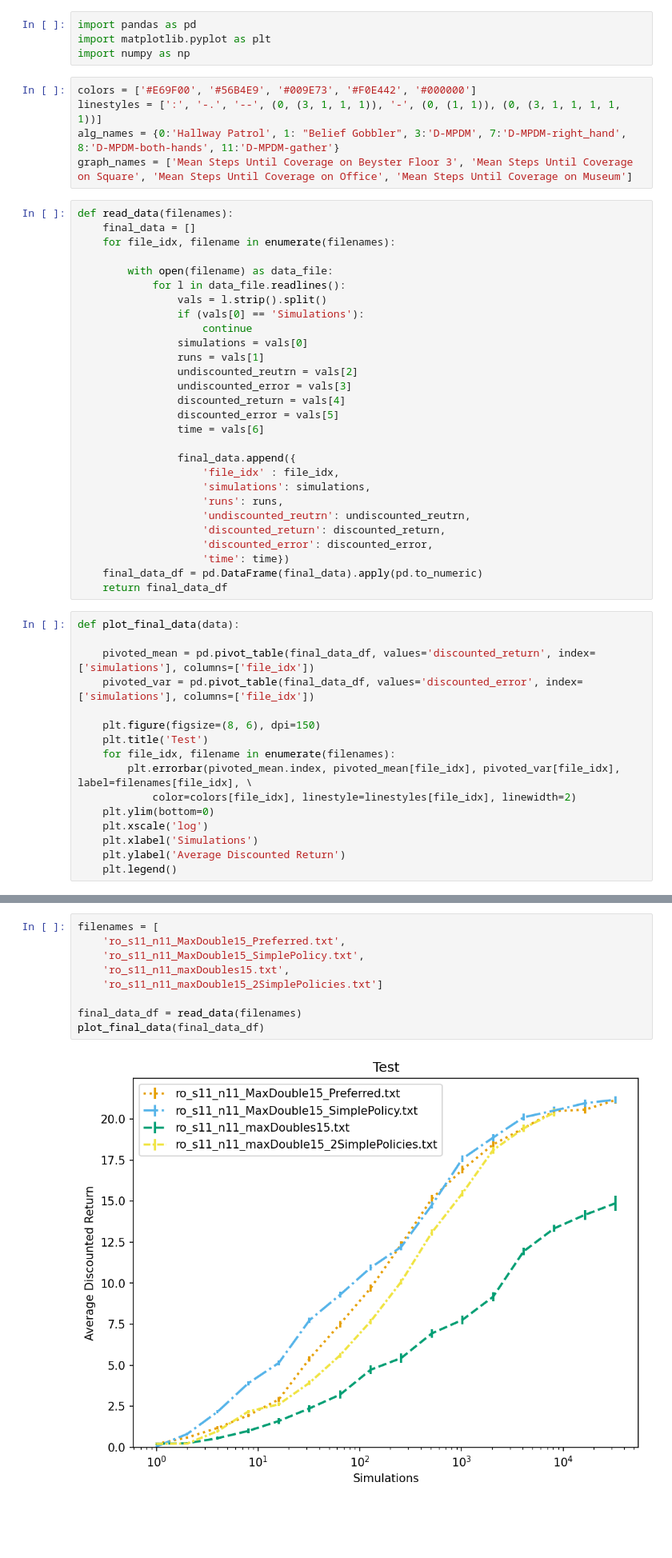
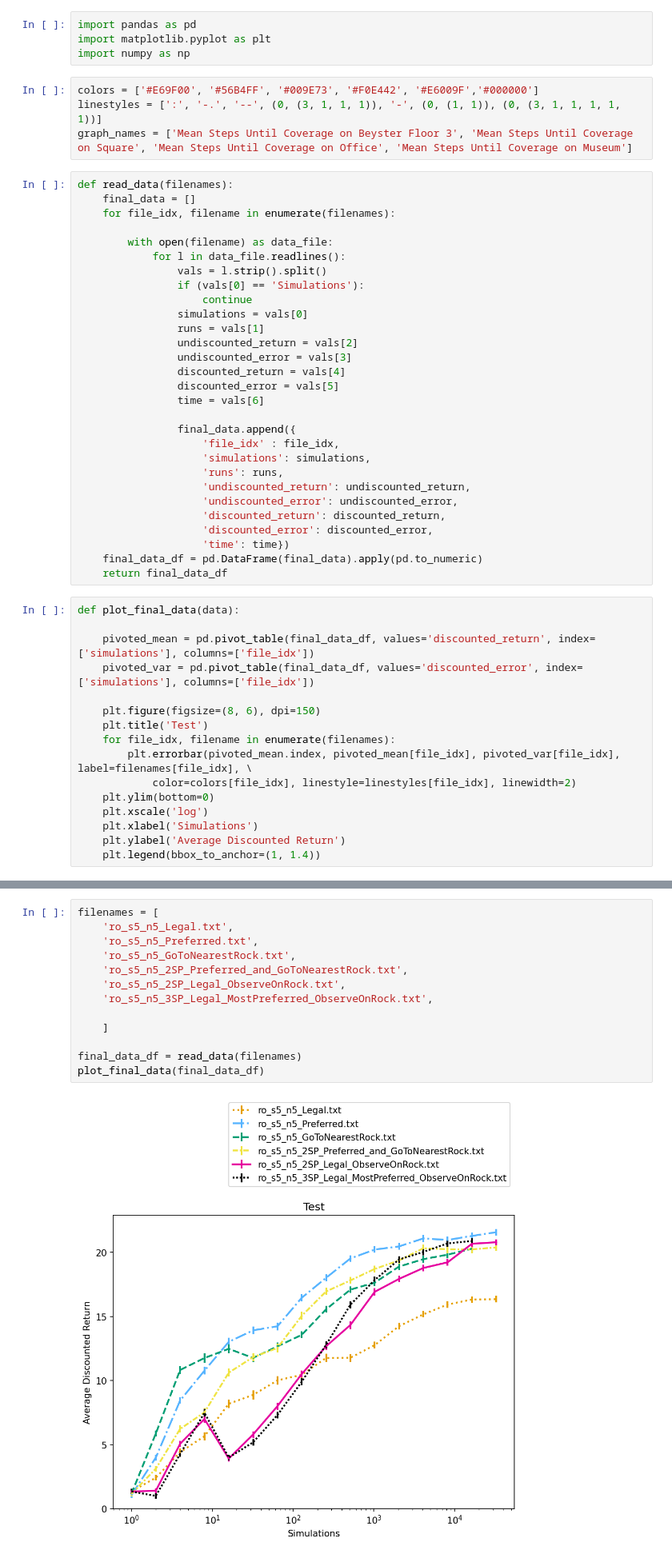
Before and after one commit to OliverShao/POMCP, a Jupyter notebook: src/plot_evaluation_data.ipynb, the cells around one changed output, grey strips where cells are left out. Shown: that part at 80% size. Cells and saved outputs as stored; diff of their text form; blank space fills up the shorter version.

```diff
--- a/src/plot_evaluation_data.ipynb
+++ b/src/plot_evaluation_data.ipynb
@@ -3,9 +3,8 @@ import pandas as pd
 import matplotlib.pyplot as plt
 import numpy as np
 # %%
-colors = ['#E69F00', '#56B4E9', '#009E73', '#F0E442', '#000000']
+colors = ['#E69F00', '#56B4FF', '#009E73', '#F0E442', '#E6009F','#000000']
 linestyles = [':', '-.', '--', (0, (3, 1, 1, 1)), '-', (0, (1, 1)), (0, (3, 1, 1, 1, 1, 1))]
-alg_names = {0:'Hallway Patrol', 1: "Belief Gobbler", 3:'D-MPDM', 7:'D-MPDM-right_hand', 8:'D-MPDM-both-hands', 11:'D-MPDM-gather'}
 graph_names = ['Mean Steps Until Coverage on Beyster Floor 3', 'Mean Steps Until Coverage on Square', 'Mean Steps Until Coverage on Office', 'Mean Steps Until Coverage on Museum']
 # %%
 def read_data(filenames):
@@ -19,7 +18,7 @@ def read_data(filenames):
                     continue
                 simulations = vals[0]
                 runs = vals[1]
-                undiscounted_reutrn = vals[2]
+                undiscounted_return = vals[2]
                 undiscounted_error = vals[3]
                 discounted_return = vals[4]
                 discounted_error = vals[5]
@@ -29,7 +28,8 @@ def read_data(filenames):
                     'file_idx' : file_idx,
                     'simulations': simulations,
                     'runs': runs,
-                    'undiscounted_reutrn': undiscounted_reutrn,
+                    'undiscounted_return': undiscounted_return,
+                    'undiscounted_error': undiscounted_error,
                     'discounted_return': discounted_return,
                     'discounted_error': discounted_error,
                     'time': time})
@@ -50,4 +50,4 @@ def plot_final_data(data):
     plt.xscale('log')
     plt.xlabel('Simulations')
     plt.ylabel('Average Discounted Return')
-    plt.legend()
+    plt.legend(bbox_to_anchor=(1, 1.4))
@@ -65,11 +96,15 @@ plot_final_data(final_data_df)
 # %%
 filenames = [
-    'ro_s11_n11_MaxDouble15_Preferred.txt',
-    'ro_s11_n11_MaxDouble15_SimplePolicy.txt',
-    'ro_s11_n11_maxDoubles15.txt',
-    'ro_s11_n11_maxDouble15_2SimplePolicies.txt']
+    'ro_s5_n5_Legal.txt',
+    'ro_s5_n5_Preferred.txt',
+    'ro_s5_n5_GoToNearestRock.txt',
+    'ro_s5_n5_2SP_Preferred_and_GoToNearestRock.txt',
+    'ro_s5_n5_2SP_Legal_ObserveOnRock.txt',
+    'ro_s5_n5_3SP_Legal_MostPreferred_ObserveOnRock.txt',
+
+    ]
 
 final_data_df = read_data(filenames)
 plot_final_data(final_data_df)
 # %% [output]
-[figure, old version]
+[figure, new version]
```
Also changed, not shown: parts of 3 cells of this notebook, 43 other files.
